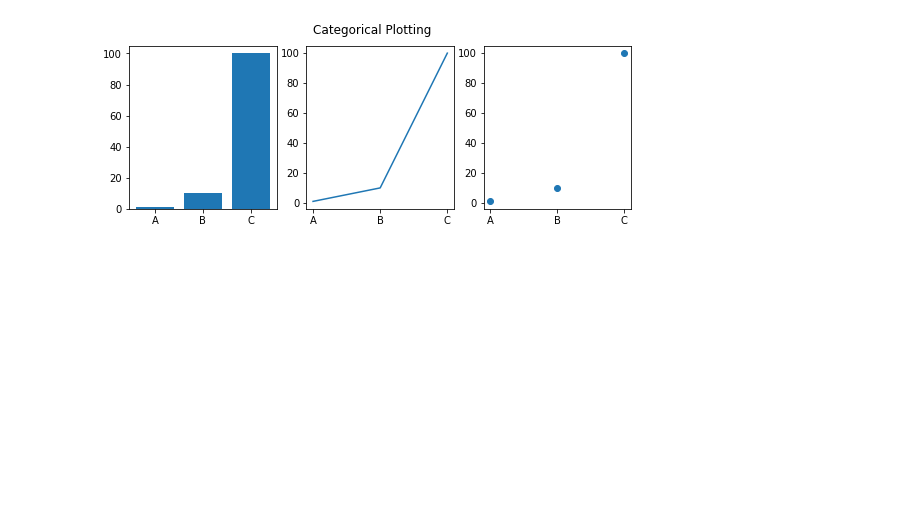
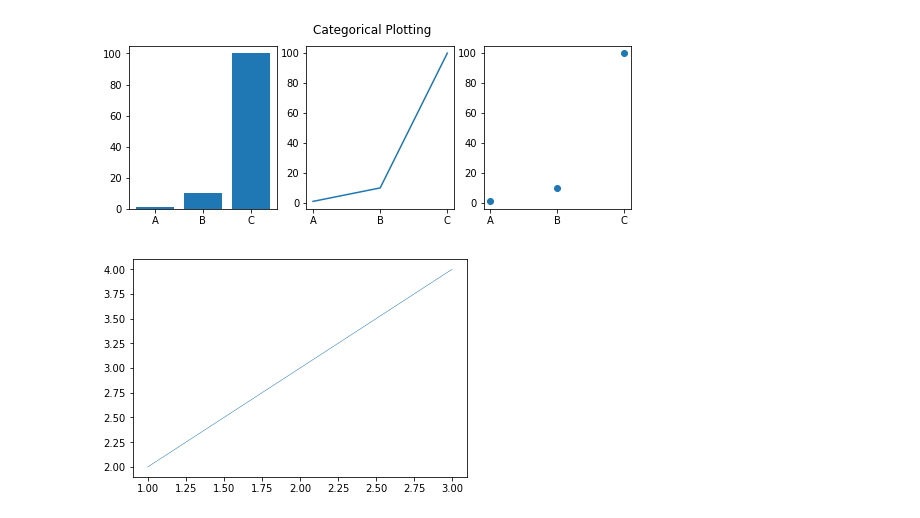
Before and after one commit to Delfin99/Delfin99, a Jupyter notebook: Study/Python/Jupyter/Untitled.ipynb, the cells around one changed output. Drawn from its saved outputs; the diff is of its cells as text; code cells hidden in the pictures; blank space fills up the shorter version.

```diff
--- a/Study/Python/Jupyter/Untitled.ipynb
+++ b/Study/Python/Jupyter/Untitled.ipynb
@@ -200,3 +202,8 @@ plt.suptitle('Categorical Plotting')
 plt.show()
 # %% [output]
 [figure]
+# %%
+plt.plot([1, 2, 3], [2, 3, 4], linewidth = 0.5)
+plt.show()
+# %% [output]
+[figure, added]
```
Also changed, not shown: parts of 6 cells of this notebook, 1 other file.
